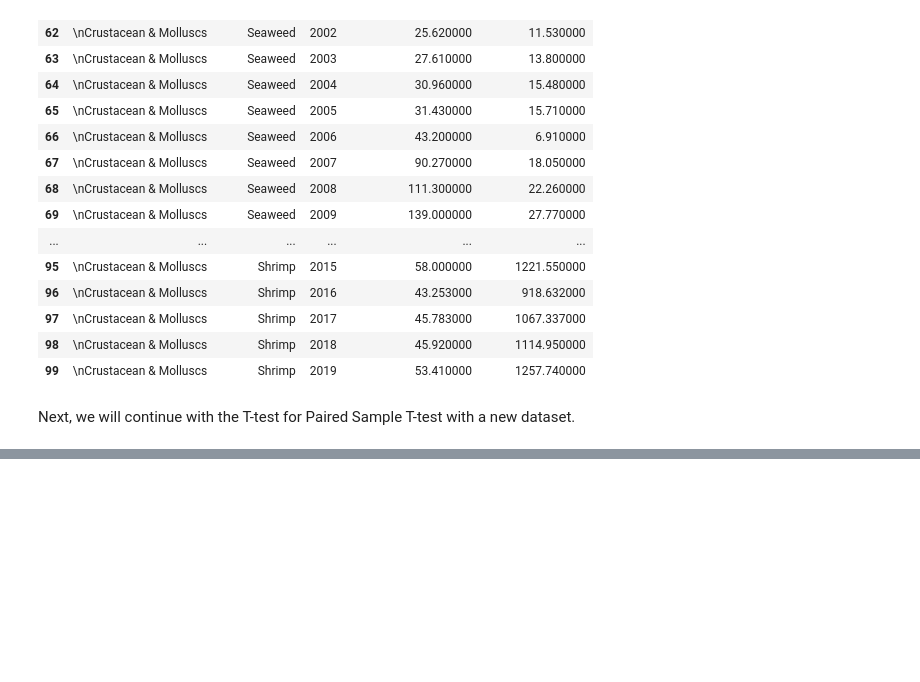
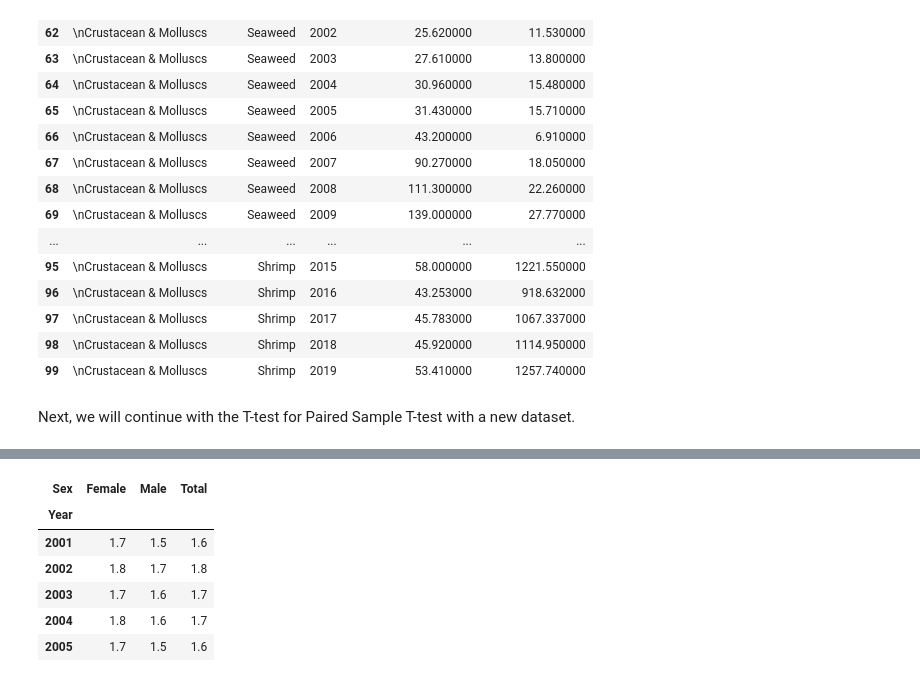
Before and after one commit to FaizAzhar/DataScience-studies, a Jupyter notebook: Statistical Tools Simulations/T-test Simulation.ipynb, the cells around one changed output, grey strips where cells are left out. Drawn from its saved outputs; the diff is of its cells as text; code cells hidden in the pictures; blank space fills up the shorter version.

```diff
--- a/Statistical Tools Simulations/T-test Simulation.ipynb
+++ b/Statistical Tools Simulations/T-test Simulation.ipynb
@@ -180,0 +202,12 @@ Next, we will continue with the T-test for Paired Sample T-test with a new datas
+# %%
+# cleaning the dataset
+data = data.pivot(index='Year', columns = 'Sex', values = 'Illiteracy rate (%)')
+data.head()
+# %% [output]
+| Sex | Female | Male | Total |
+| Year |  |  |  |
+| 2001 | 1.7 | 1.5 | 1.6 |
+| 2002 | 1.8 | 1.7 | 1.8 |
+| 2003 | 1.7 | 1.6 | 1.7 |
+| 2004 | 1.8 | 1.6 | 1.7 |
+| 2005 | 1.7 | 1.5 | 1.6 |
```
Also changed, not shown: parts of 16 cells of this notebook.
